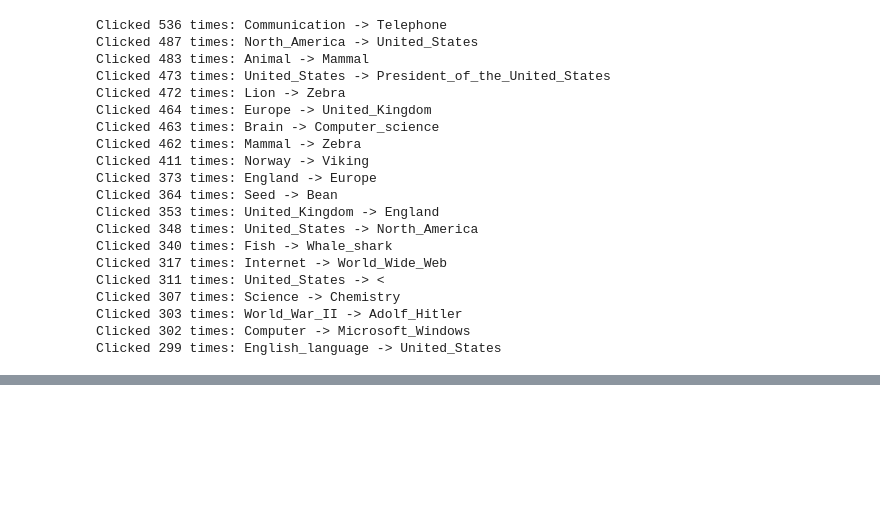
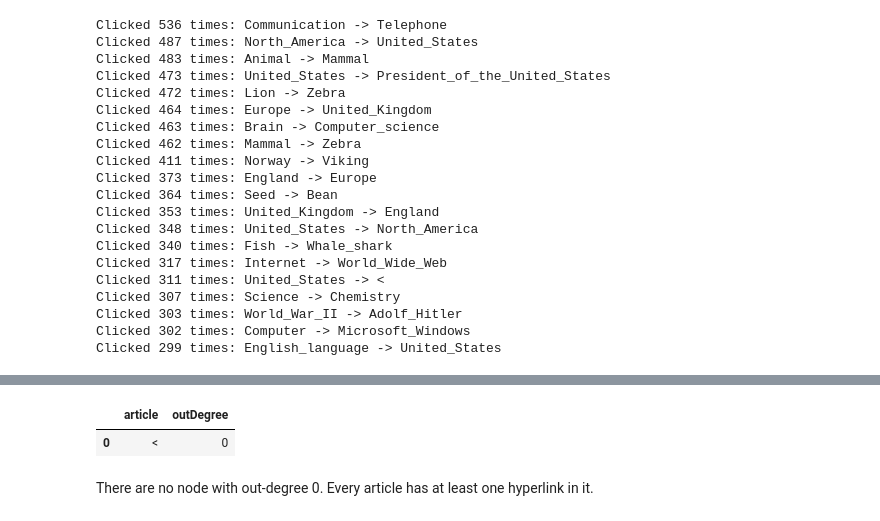
Before and after one commit to epfl-ada/ada-2024-project-5pack, a Jupyter notebook: graph_analysis.ipynb, the cells around one changed output, grey strips where cells are left out. Saved outputs shown, nothing was run; the diff lists cells and outputs as text; code cells hidden in the pictures; blank space fills up the shorter version.

```diff
--- a/graph_analysis.ipynb
+++ b/graph_analysis.ipynb
@@ -125,0 +143,7 @@ Zara_Yaqob
+# %%
+out_degrees.query('outDegree == 0')
+# %% [output]
+|  | article | outDegree |
+| 0 | < | 0 |
+# %% [markdown]
+There are no node with out-degree 0. Every article has at least one hyperlink in it.
```
Also changed, not shown: parts of 14 cells of this notebook.
